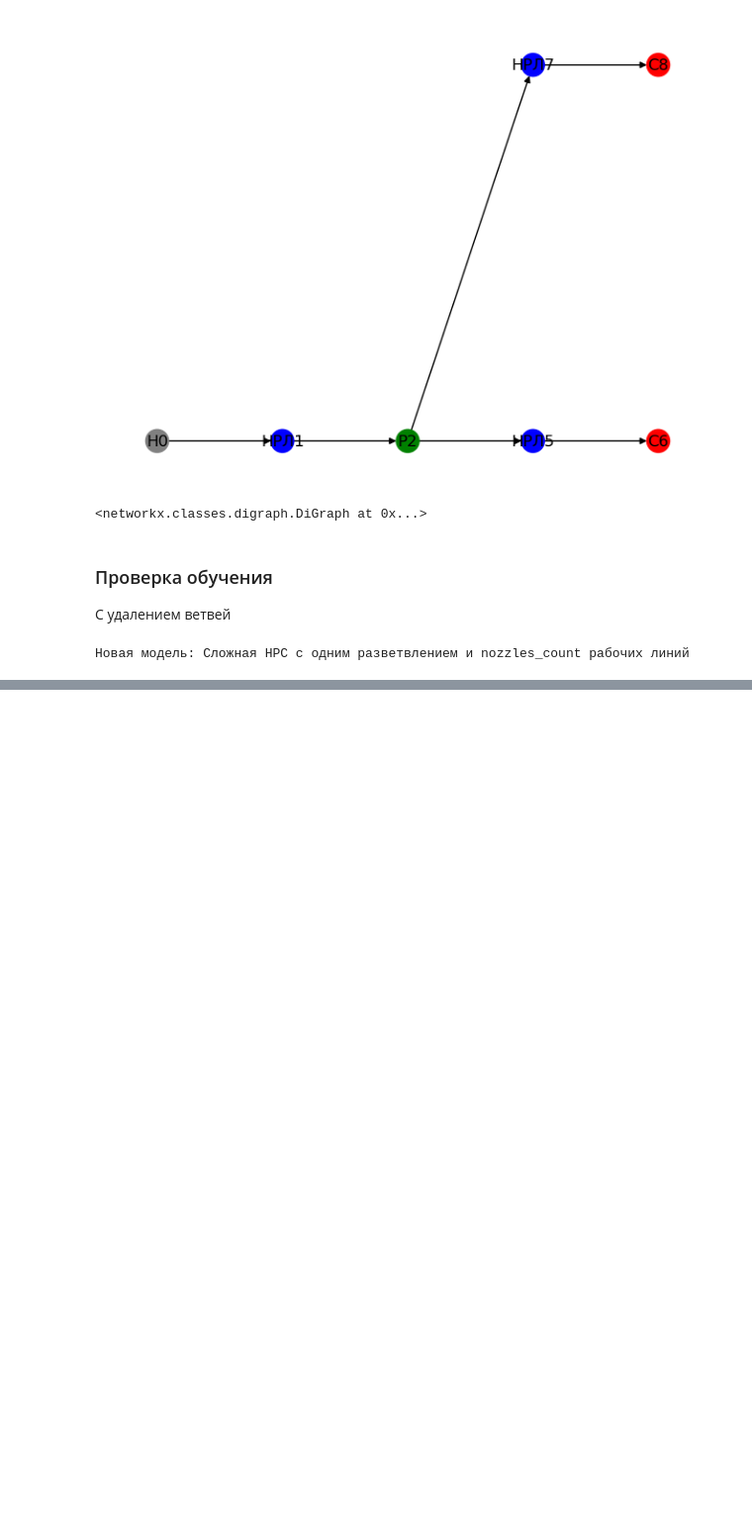
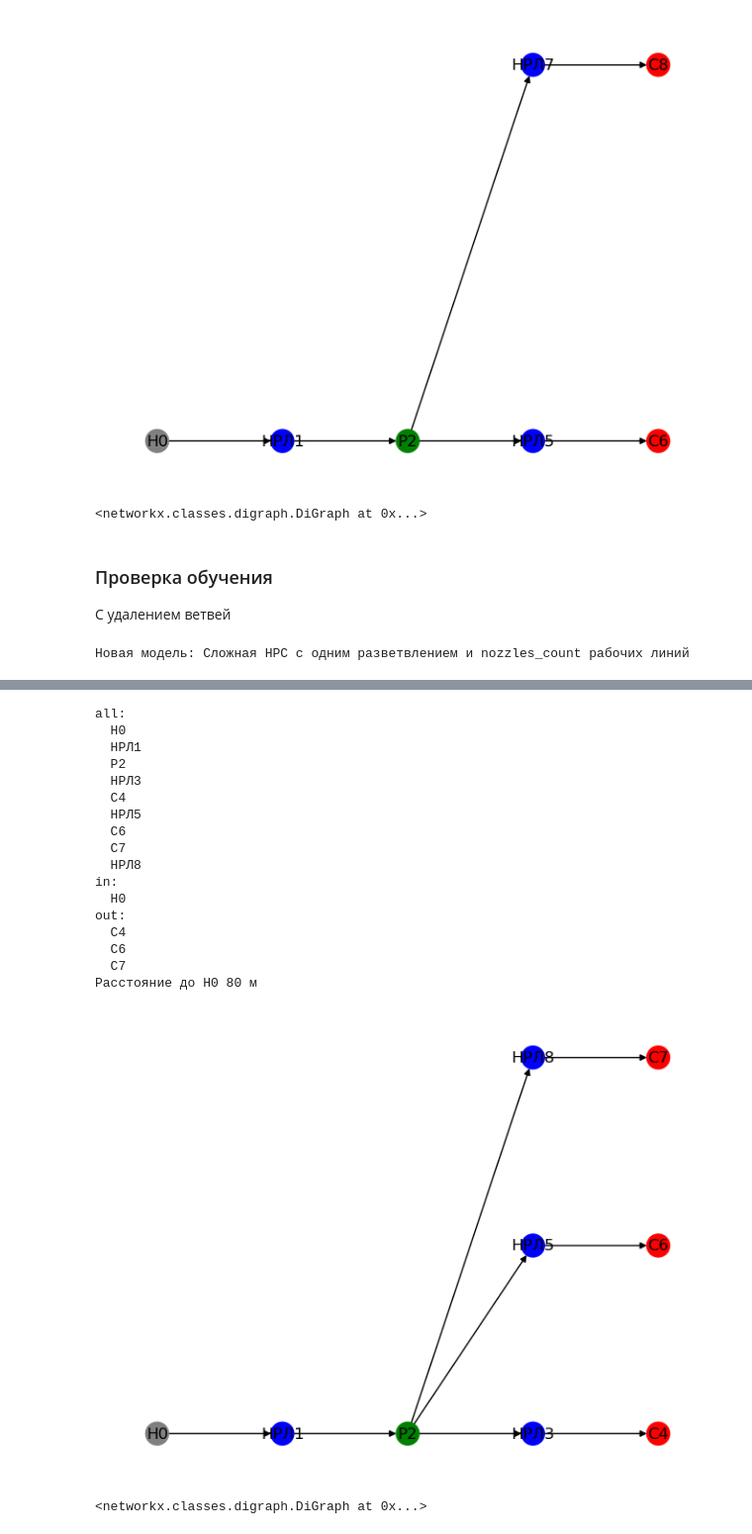
Before and after one commit to Obsidian-pb/NRS_modeller, a Jupyter notebook: workFolder/ga3.ipynb, the cells around one changed output, grey strips where cells are left out. Shown: that part at 99% size. Saved outputs shown, nothing was run; the diff lists cells and outputs as text; code cells hidden in the pictures; blank space fills up the shorter version.

```diff
--- a/workFolder/ga3.ipynb
+++ b/workFolder/ga3.ipynb
@@ -907,0 +1129,23 @@ Q       15.0289238350133
+# %%
+NRS_Revision.print_model_elements(model2)
+print_NRS_graph(model2)
+# %% [output]
+all:
+  Н0
+  НРЛ1
+  Р2
+  НРЛ3
+  С4
+  НРЛ5
+  С6
+  С7
+  НРЛ8
+in:
+  Н0
+out:
+  С4
+  С6
+  С7
+Расстояние до Н0 80 м
+[figure, added]
+<networkx.classes.digraph.DiGraph at 0x...>
```
Also changed, not shown: parts of 15 cells of this notebook, 2 other files.
